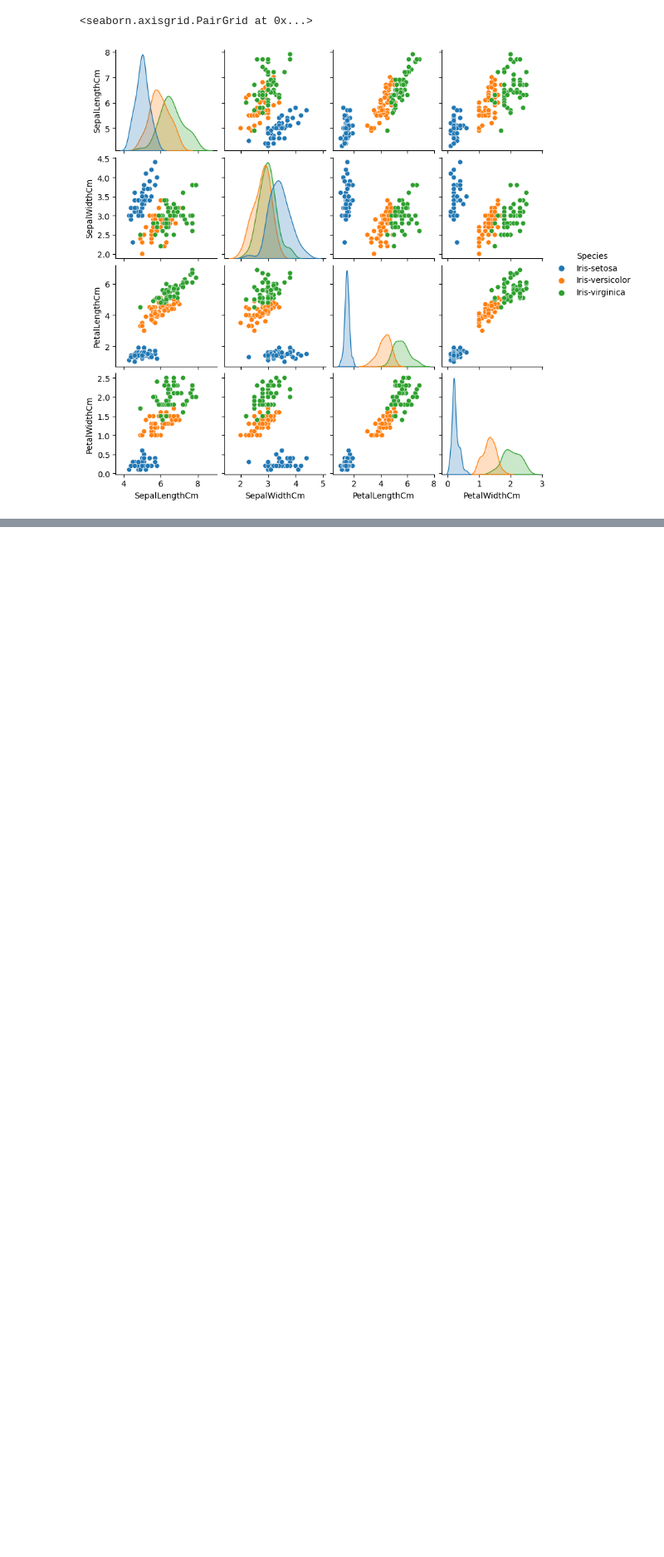
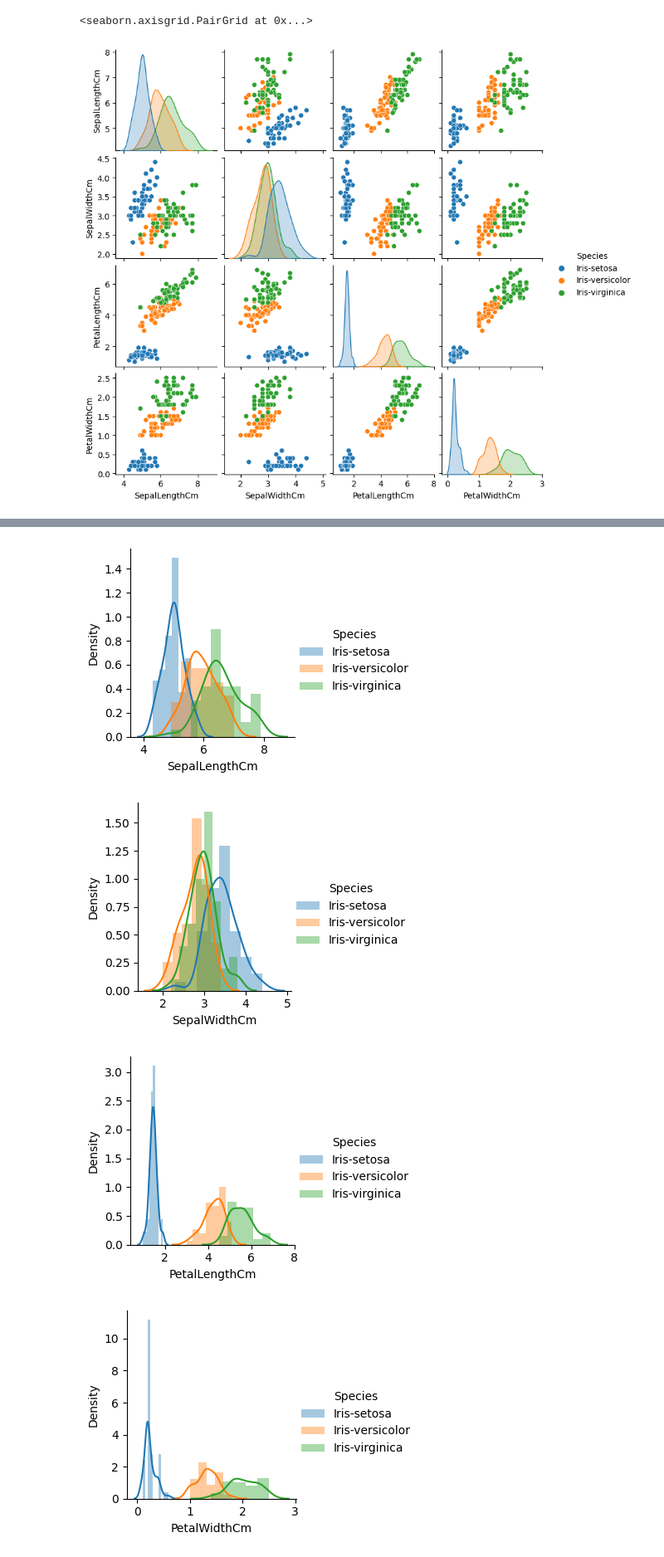
Before and after one commit to nedamhs/Iris-dataset-EDA, a Jupyter notebook: iris_dataset_EDA.ipynb, the cells around one changed output, grey strips where cells are left out. Shown at 83% size. Drawn from its saved outputs; the diff is of its cells as text; code cells hidden in the pictures; blank space fills up the shorter version.

```diff
--- a/iris_dataset_EDA.ipynb
+++ b/iris_dataset_EDA.ipynb
@@ -106,0 +128,19 @@ sns.pairplot(iris_data.drop(['Id'], axis = 1),
+# %%
+plot = sns.FacetGrid(iris_data, hue="Species")
+plot.map(sns.distplot, "SepalLengthCm").add_legend()
+
+plot = sns.FacetGrid(iris_data, hue="Species")
+plot.map(sns.distplot, "SepalWidthCm").add_legend()
+
+plot = sns.FacetGrid(iris_data, hue="Species")
+plot.map(sns.distplot, "PetalLengthCm").add_legend()
+
+plot = sns.FacetGrid(iris_data, hue="Species")
+plot.map(sns.distplot, "PetalWidthCm").add_legend()
+
+plt.show()
+# %% [output]
+[figure, added]
+[figure, added]
+[figure, added]
+[figure, added]
```
Also changed, not shown: parts of 5 cells of this notebook.
